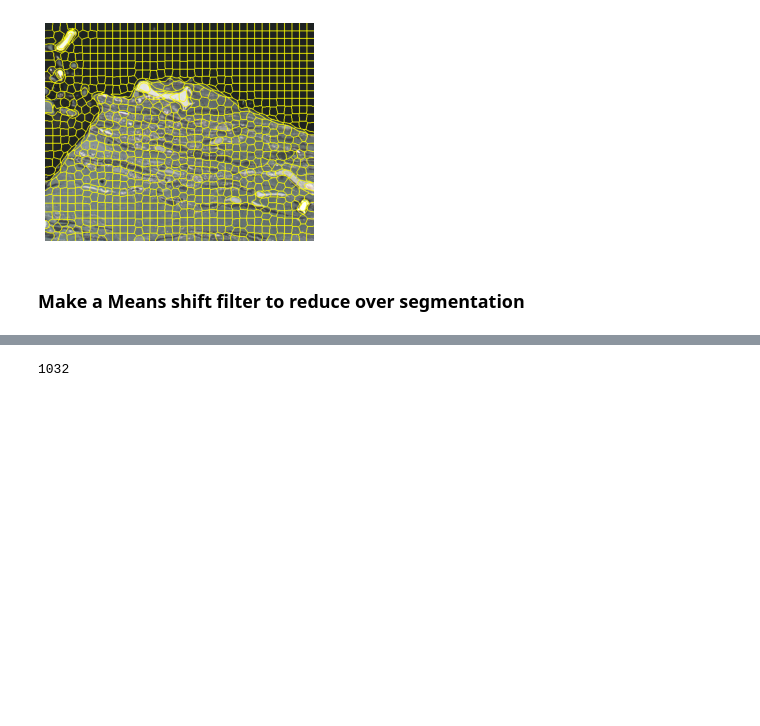
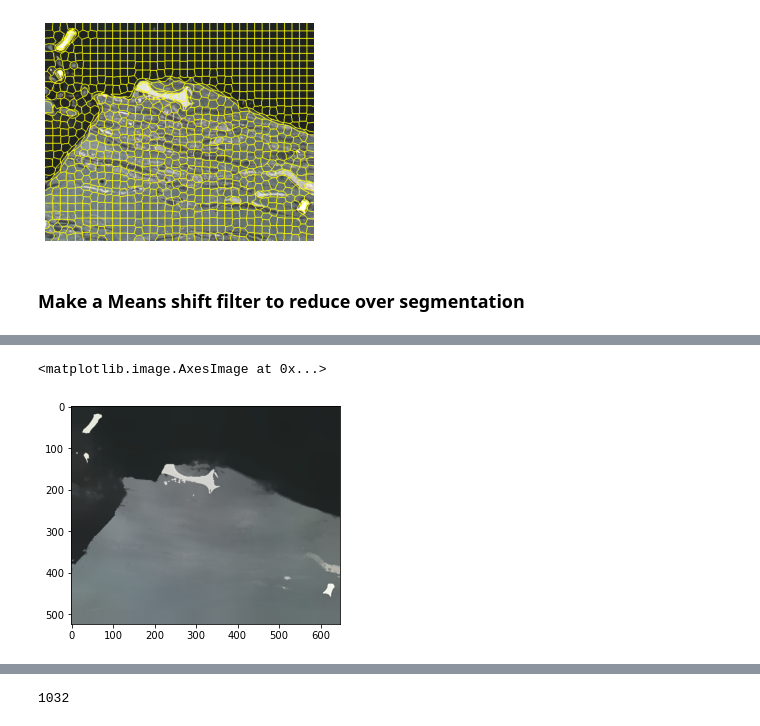
Before and after one commit to ieferreira/DigitalPetrography, a Jupyter notebook: CoalClassification/slic-carbon.ipynb, the cells around one changed output, grey strips where cells are left out. Cells and saved outputs as stored; diff of their text form; code cells hidden in the pictures; blank space fills up the shorter version.

Commit message:
adding mean shift and contours

```diff
--- a/CoalClassification/slic-carbon.ipynb
+++ b/CoalClassification/slic-carbon.ipynb
@@ -57,3 +57,9 @@ plt.show()
 [figure]
 # %% [markdown]
 ### Make a Means shift filter to reduce over segmentation
+# %%
+def mean_shift(img, sp=30, sr=100):
+    meanshift = cv2.pyrMeanShiftFiltering(img,sp=sp,sr=sr)
+    return meanshift
+# %%
+ms_img = mean_shift(image)
@@ -59,0 +68,5 @@ plt.show()
+# %%
+plt.imshow(ms_img)
+# %% [output]
+<matplotlib.image.AxesImage at 0x...>
+[figure, added]
```
Also changed, not shown: parts of 5 cells of this notebook.
